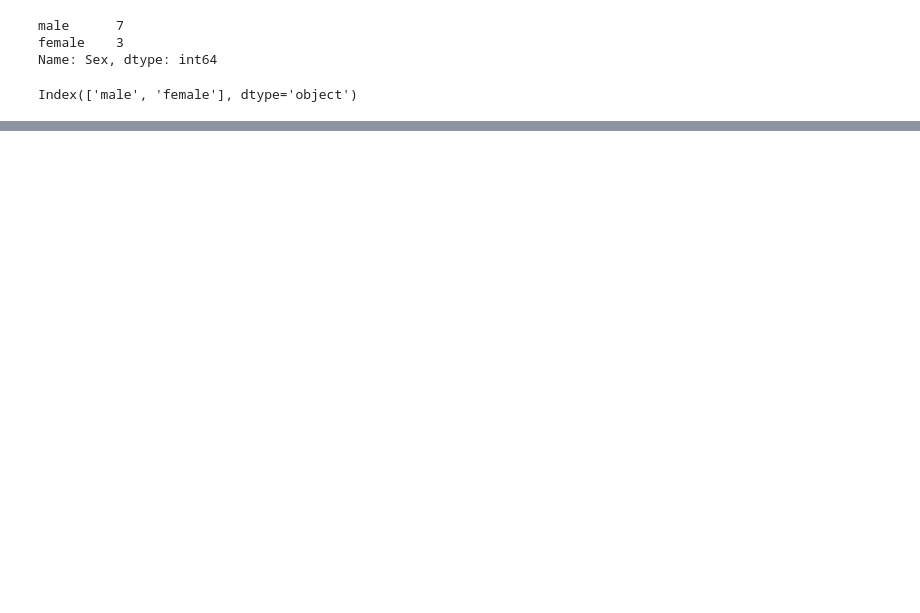
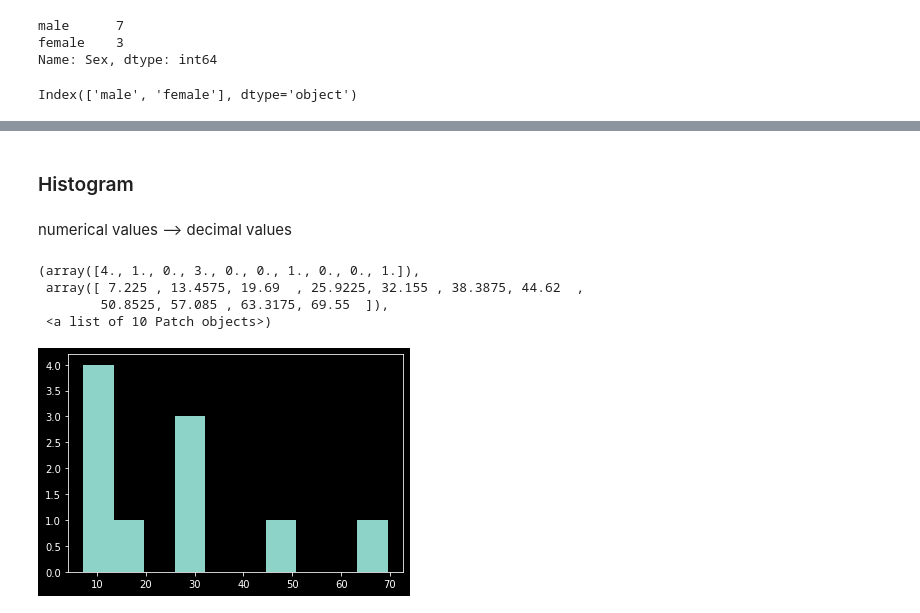
Before and after one commit to Mounika-Kajjam/GL-Python, a Jupyter notebook: Data Analysis - Matplotlib.ipynb, the cells around one changed output, grey strips where cells are left out. Cells and saved outputs as stored; diff of their text form; code cells hidden in the pictures; blank space fills up the shorter version.

```diff
--- a/Data Analysis - Matplotlib.ipynb
+++ b/Data Analysis - Matplotlib.ipynb
@@ -91,0 +134,12 @@ plt.barh(sample_df.Sex.value_counts().index, sample_df.Sex.value_counts() )
+# %% [markdown]
+### Histogram
+# %% [markdown]
+numerical values --> decimal values
+# %%
+plt.hist(sample_df.Fare)
+# %% [output]
+(array([4., 1., 0., 3., 0., 0., 1., 0., 0., 1.]),
+ array([ 7.225 , 13.4575, 19.69  , 25.9225, 32.155 , 38.3875, 44.62  ,
+        50.8525, 57.085 , 63.3175, 69.55  ]),
+ <a list of 10 Patch objects>)
+[figure, added]
```
Also changed, not shown: parts of 12 cells of this notebook.
